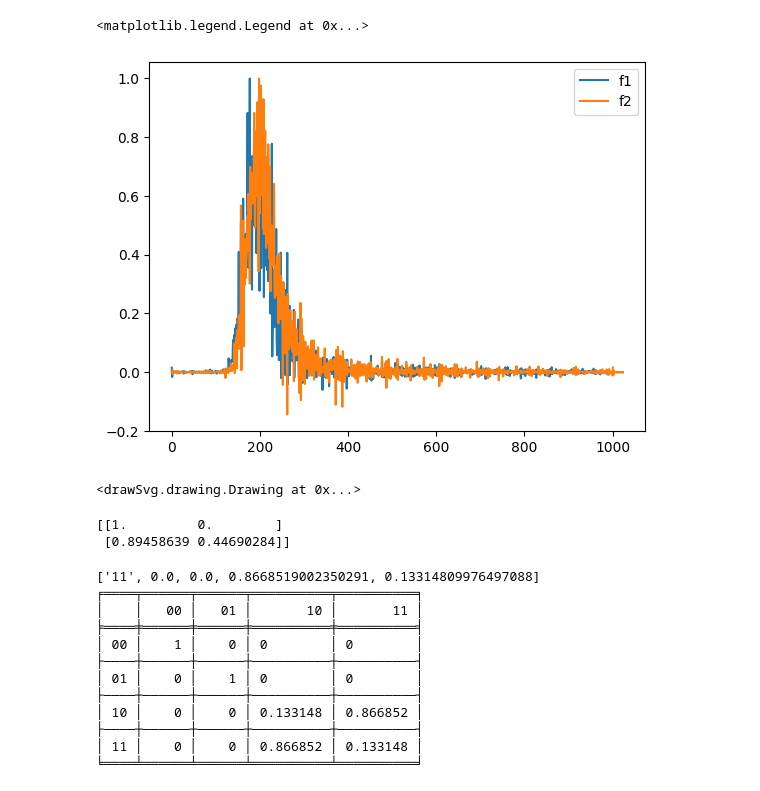
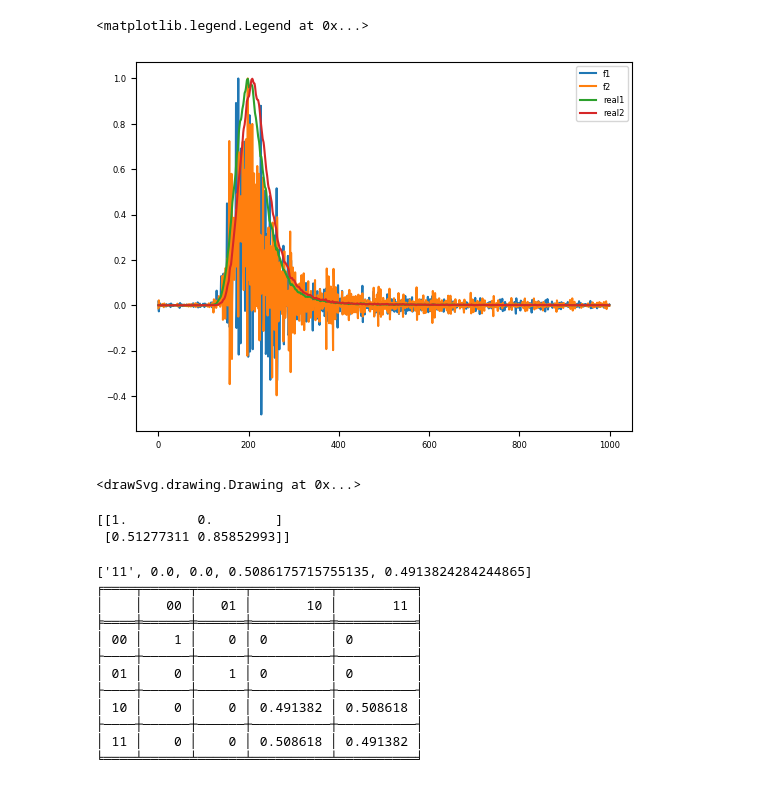
Before and after one commit to polyquantique/Perceval, a Jupyter notebook: polyquantique/SandboxSimon/Results/CompareCnot.ipynb, the cells around one changed output. Cells and saved outputs as stored; diff of their text form; code cells hidden in the pictures.

```diff
--- a/polyquantique/SandboxSimon/Results/CompareCnot.ipynb
+++ b/polyquantique/SandboxSimon/Results/CompareCnot.ipynb
@@ -152,21 +234,26 @@ jitter = jitter/np.max(jitter)
 # %%
+lambd_est = 1e-3
 #f,_ = signal.deconvolve(env1Interp,laserPulse1)
-hprime = conv(laserPulse,detector)
-h = conv(hprime,jitter)
-f1 = deconv(env1Interp,h)
-f2 = deconv(env2Interp,h)
-x = np.linspace(extime[0],extime[-1],len(f2))
-f1 = f1/np.sqrt(Overlap(f1,f1,x))
-f2 = f2/np.sqrt(Overlap(f2,f2,x))
+hprime = np.convolve(laserPulse,detector)
+h = np.convolve(hprime,jitter)
+f1 = wiener_deconvolution(env1Interp,h,lambd_est)
+
+f2 = wiener_deconvolution(env2Interp,h,lambd_est)
+
+x1 = np.linspace(extime[0],extime[-1],len(f1))
+x2 = np.linspace(extime[0],extime[-1],len(f2))
+f1 = f1/np.sqrt(Overlap(f1,f1,x1))
+f2 = f2/np.sqrt(Overlap(f2,f2,x2))
 plt.plot(f1/np.max(f1),label = 'f1')
 plt.plot(f2/np.max(f2),label = 'f2')
-""" plt.plot(env1Interp,label = 'real1')
-plt.plot(env2Interp,label = 'real2') """
+
+plt.plot(env1Interp,label = 'real1')
+plt.plot(env2Interp,label = 'real2')
 
 plt.legend()
 # %% [output]
 <matplotlib.legend.Legend at 0x...>
-[figure, old version]
+[figure, new version]
 # %%
 n = 3 #Nombre de modes spatiaux
 m = 3 #Nombre de modes internes
@@ -309,12 +396,12 @@ def create_inputs(enterFunc,Coefs,Dictionnary = None):
 waves = np.c_[env1Interp/np.sqrt(Overlap(env1Interp,env1Interp,extime)),env2Interp/np.sqrt(Overlap(env2Interp,env2Interp,extime))].T
 new_base,coeffsMGS = modified_Schmidt(waves,extime) """
 waves = np.c_[f1,f2].T
-new_base,coeffsMGS = modified_Schmidt(waves,x)
+new_base,coeffsMGS = modified_Schmidt(waves,x1)
 coeff = coeffsMGS[1,1]
 print(coeffsMGS)
 # %% [output]
 [[1.         0.        ]
- [0.89458639 0.44690284]]
+ [0.51277311 0.85852993]]
 # %%
 TableValue = []
 
@@ -376,11 +463,11 @@ print(table[4])
 print(tabulate(table,headers='firstrow',tablefmt="fancy_grid"))
 
 with open('shiftlist.txt','w+') as f:
-    f.writelines(str(x))
+    f.writelines(str(x1))
     f.writelines('\n')
     f.writelines(str(table))
 # %% [output]
-['11', 0.0, 0.0, 0.8668519002350291, 0.13314809976497088]
+['11', 0.0, 0.0, 0.5086175715755135, 0.4913824284244865]
 ╒════╤══════╤══════╤══════════╤══════════╕
 │    │   00 │   01 │       10 │       11 │
 ╞════╪══════╪══════╪══════════╪══════════╡
@@ -388,7 +475,7 @@ with open('shiftlist.txt','w+') as f:
 ├────┼──────┼──────┼──────────┼──────────┤
 │ 01 │    0 │    1 │ 0        │ 0        │
 ├────┼──────┼──────┼──────────┼──────────┤
-│ 10 │    0 │    0 │ 0.133148 │ 0.866852 │
+│ 10 │    0 │    0 │ 0.491382 │ 0.508618 │
 ├────┼──────┼──────┼──────────┼──────────┤
-│ 11 │    0 │    0 │ 0.866852 │ 0.133148 │
+│ 11 │    0 │    0 │ 0.508618 │ 0.491382 │
 ╘════╧══════╧══════╧══════════╧══════════╛
```
Also changed, not shown: parts of 12 cells of this notebook, 1 other file.
